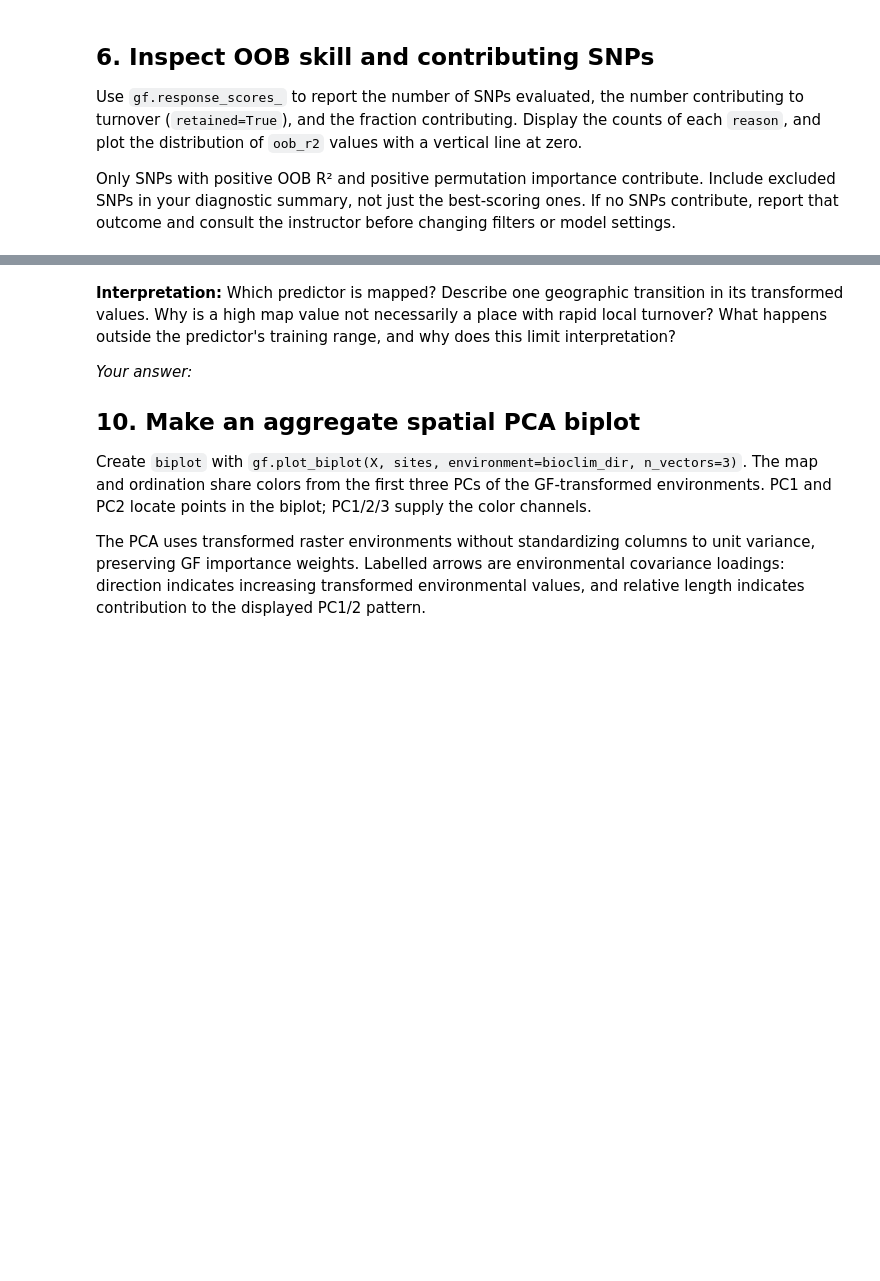
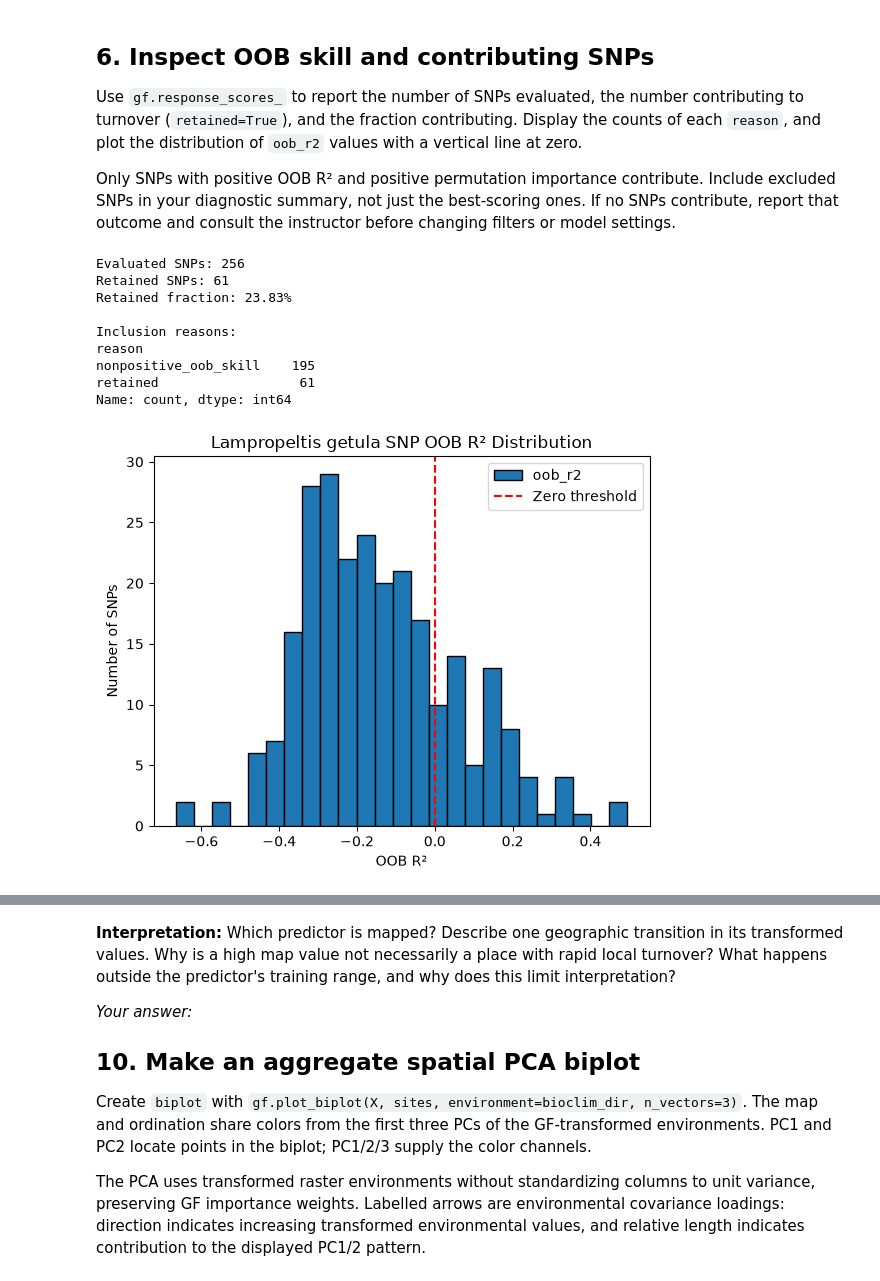
Before and after one commit to meganklutts/BIO597-SpatialBiodiversity, a Jupyter notebook: docs/assignments/Assignment-09-GradientForest.ipynb, the cells around one changed output, grey strips where cells are left out. Drawn from its saved outputs; the diff is of its cells as text; code cells hidden in the pictures; blank space fills up the shorter version.

```diff
--- a/docs/assignments/Assignment-09-GradientForest.ipynb
+++ b/docs/assignments/Assignment-09-GradientForest.ipynb
@@ -140,3 +198,24 @@ These settings match the lab. `max_level=2` controls approximate conditional per
 # %%
 # Create gf with the four settings above and fit it to X and y.
 # Display gf.response_scores_ sorted by descending oob_r2.
+
+gf = GradientForest(
+    n_estimators=100, max_level=2, random_state=42, keep_response_curves=True,
+    # n_estimators=100 builds a random forest of 100 decision trees for every individual genetic markers in y (256 forests in total here)
+    # max_level=2 controls how predictor importance is calculated when climate variables are correlated with each other, setting this to 2
+    # uses a conditional permutation grid up to 2 tree levels deep, preventing correlated climate variables from artificially inflating
+    # each other's importance scores
+    # keep_response_curves=True tells the model to save teh individual turnover curves for each SNP rather than discarding them after
+    # averaging which allows us to inspect or plot single SNPs later
+).fit(X, y)
+# trains the forets using environmental data (x) to predict genetic data (y)
+gf.response_scores_.sort_values("oob_r2", ascending=False).head()
+# gf. stores the trained model and all its calculated results inside the gf variable
+# gf.response_scores_ accesses a summary table generated by the model containing performance metrics for every SNP, including sample
+# coverage and whether teh SNP was kept or skipped
+# .sort_values("oob_r2", ascending=False) sorts the summary table from highest to lowest based on oob_r2 (out of bag r2) which measures
+# how accurately the climate variables predict a SNP's genotype on samples left out during tree training, higher positive values means a stronger
+# link to the enivornment
+
+# this code trains a gradient forest machine learning model on climate (x) and gnetic (y) data and then displays the top 5 genetic markers
+# (SNPs) that are best predicted by the environment
@@ -149,8 +236,36 @@ Only SNPs with positive OOB R² and positive permutation importance contribute.
 # %%
 # Store gf.response_scores_ as scores.
 # Print evaluated and retained counts and the retained fraction.
 # Display scores["reason"].value_counts().
 # Plot scores["oob_r2"].dropna() as a histogram, with a reference line at zero.
+
+scores = gf.response_scores_
+
+n_evaluated = len(scores)
+n_retained = scores["retained"].sum() if "retained" in scores.columns else (scores["reason"] == "retained").sum()
+print(f"Evaluated SNPs: {n_evaluated}")
+print(f"Retained SNPs: {n_retained}")
+print(f"Retained fraction: {n_retained / n_evaluated:.2%}")
+
+print("\nInclusion reasons:")
+print(scores["reason"].value_counts())
+
+ax = scores["oob_r2"].dropna().plot.hist(bins=25, edgecolor="black")
+ax.axvline(0, color="red", linestyle="--", label="Zero threshold")
+ax.set(title=f"{species_name} SNP OOB R² Distribution", xlabel="OOB R²", ylabel="Number of SNPs")
+ax.legend()
+plt.show()
+# %% [output]
+Evaluated SNPs: 256
+Retained SNPs: 61
+Retained fraction: 23.83%
+
+Inclusion reasons:
+reason
+nonpositive_oob_skill    195
+retained                  61
+Name: count, dtype: int64
+[figure, added]
 # %% [markdown]
 **Interpretation:** What does an OOB R² below zero mean? Why does a positive OOB score not establish either adaptation or accurate prediction in a new geographic region?
 
```
Also changed, not shown: parts of 18 cells of this notebook.
